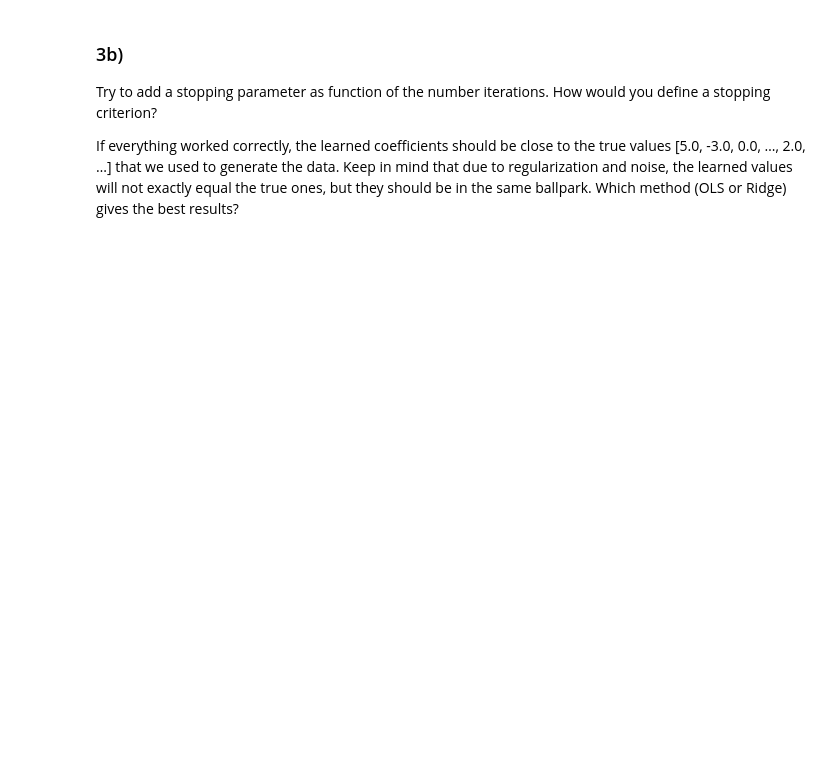
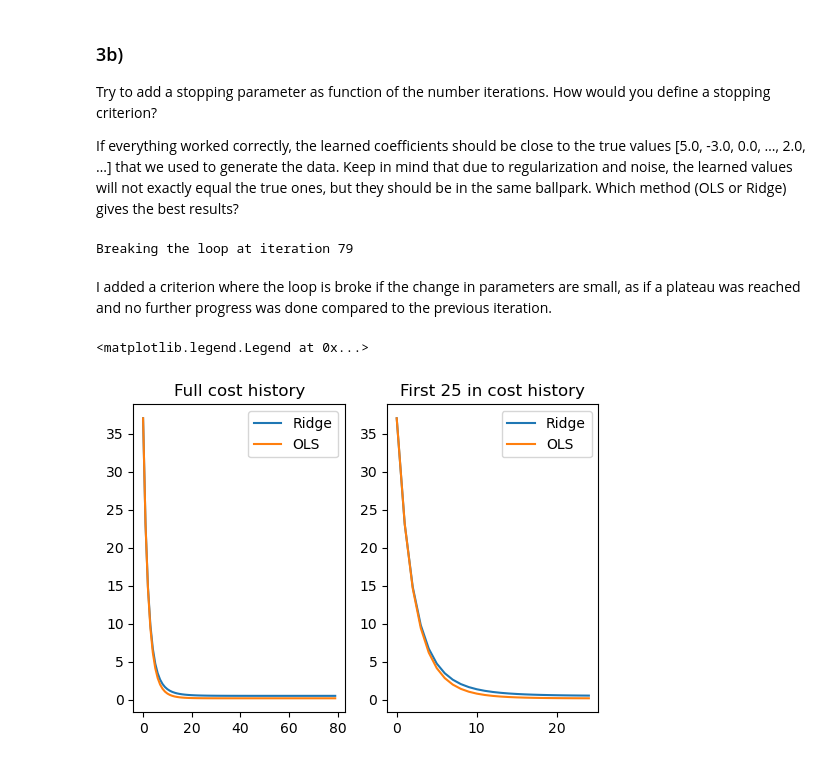
Before and after one commit to kjes4pres/FYS-STK4155, a Jupyter notebook: exercises/week36.ipynb, the cells around one changed output. Cells and saved outputs as stored; diff of their text form; code cells hidden in the pictures; blank space fills up the shorter version.

```diff
--- a/exercises/week36.ipynb
+++ b/exercises/week36.ipynb
@@ -186,3 +298,75 @@ close to the true values [5.0, -3.0, 0.0, …, 2.0, …] that we used to
 generate the data. Keep in mind that due to regularization and noise,
 the learned values will not exactly equal the true ones, but they
 should be in the same ballpark.  Which method (OLS or Ridge) gives the best results?
+# %%
+# Gradient descent parameters, learning rate eta first
+eta = 0.1
+
+# Then number of iterations
+num_iters = 1000
+
+# Arrays to store history for plotting
+cost_history_R = []
+cost_history_O = []
+
+# Gradient descent loop
+m = n_samples  # number of examples
+
+# Ridge lambda
+lamb = 0.1
+
+# Starting off with zeros for theta
+theta_gdOLS = np.zeros(n_features)
+theta_gdRidge = np.zeros(n_features)
+
+# If theta is changed by less than tol -> break loop
+tol = 1e-5
+
+for t in range(num_iters):
+    # Compute prediction error
+    error_OLS = X_norm.dot(theta_gdOLS) - y_centered
+    error_Ridge = X_norm.dot(theta_gdRidge) - y_centered
+
+    # Compute cost for OLS and Ridge (MSE + regularization for Ridge) for monitoring
+    cost_OLS = np.sum(error_OLS**2)/m
+    cost_history_O.append(cost_OLS)
+
+    cost_Ridge = (np.sum(error_Ridge**2) + lamb * np.sum(theta**2))/m
+    cost_history_R.append(cost_Ridge)
+
+    # Compute gradients for OLS and Ridge
+    grad_OLS = (2/m) * X_norm.T.dot(error_OLS)
+    grad_Ridge = (2/m) * X_norm.T.dot(error_Ridge) + 2 * lamb * theta_gdRidge
+
+    # Update parameters theta
+    new_theta_gdOLS = theta_gdOLS - eta*grad_OLS
+    new_theta_gdRidge = theta_gdRidge - eta*grad_Ridge
+
+    # Checking if further iterations are necessary
+    if np.linalg.norm(new_theta_gdOLS - theta_gdOLS) < tol and np.linalg.norm(new_theta_gdRidge - theta_gdRidge) < tol:
+        print(f'Breaking the loop at iteration {t}')
+        break
+
+    # Update parameters theta
+    theta_gdOLS = new_theta_gdOLS
+    theta_gdRidge = new_theta_gdRidge
+# %% [output]
+Breaking the loop at iteration 79
+# %% [markdown]
+I added a criterion where the loop is broke if the change in parameters are small, as if a plateau was reached and no further progress was done compared to the previous iteration.
+# %%
+fig, ax = plt.subplots(1, 2, figsize=(6,4))
+
+ax[0].plot(cost_history_R, label='Ridge')
+ax[0].plot(cost_history_O, label='OLS')
+ax[0].set_title('Full cost history')
+
+ax[1].plot(cost_history_R[:25], label='Ridge')
+ax[1].plot(cost_history_O[:25], label='OLS')
+ax[1].set_title('First 25 in cost history')
+
+ax[0].legend()
+ax[1].legend()
+# %% [output]
+<matplotlib.legend.Legend at 0x...>
+[figure, added]
```
Also changed, not shown: parts of 17 cells of this notebook.
